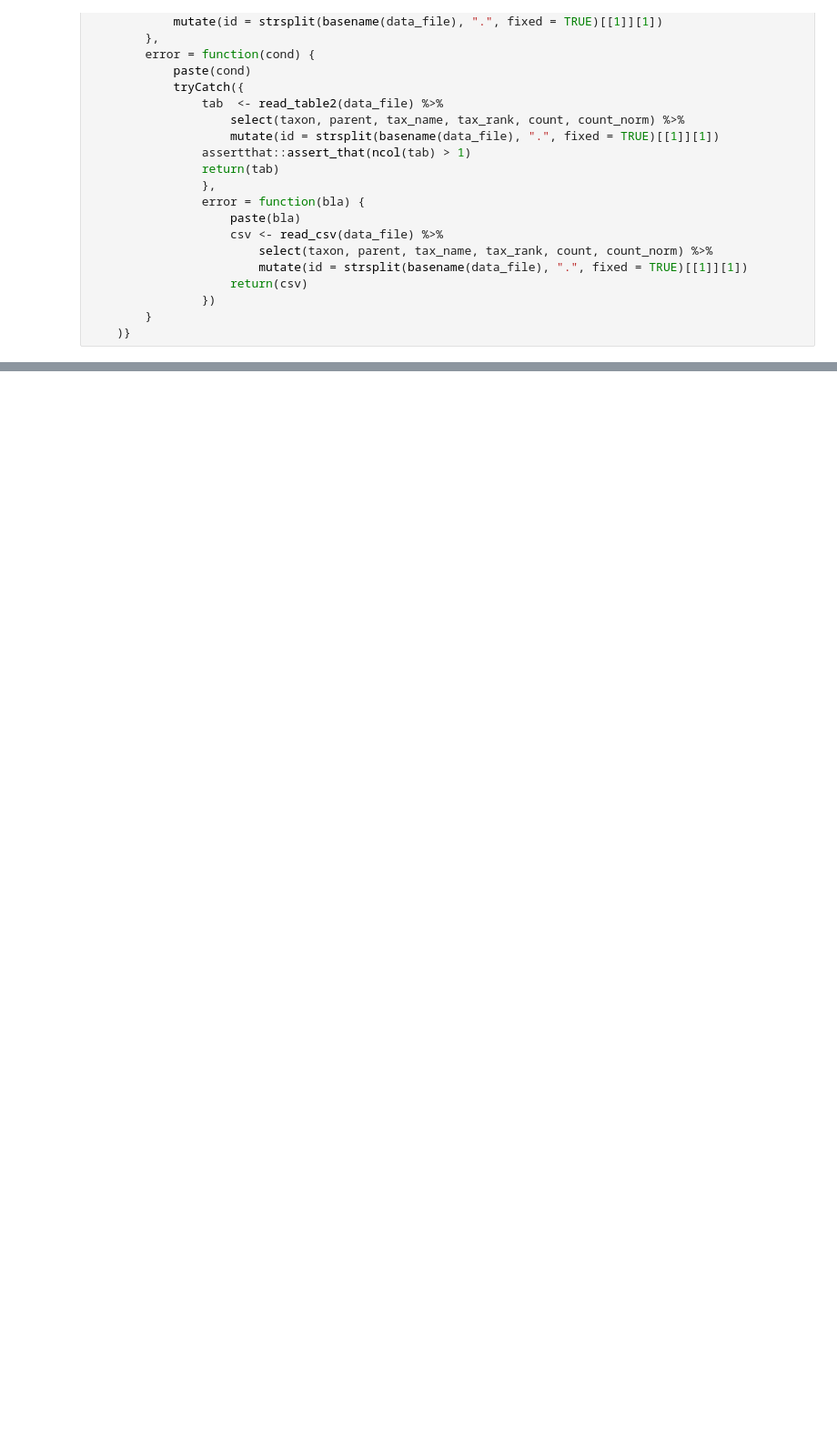
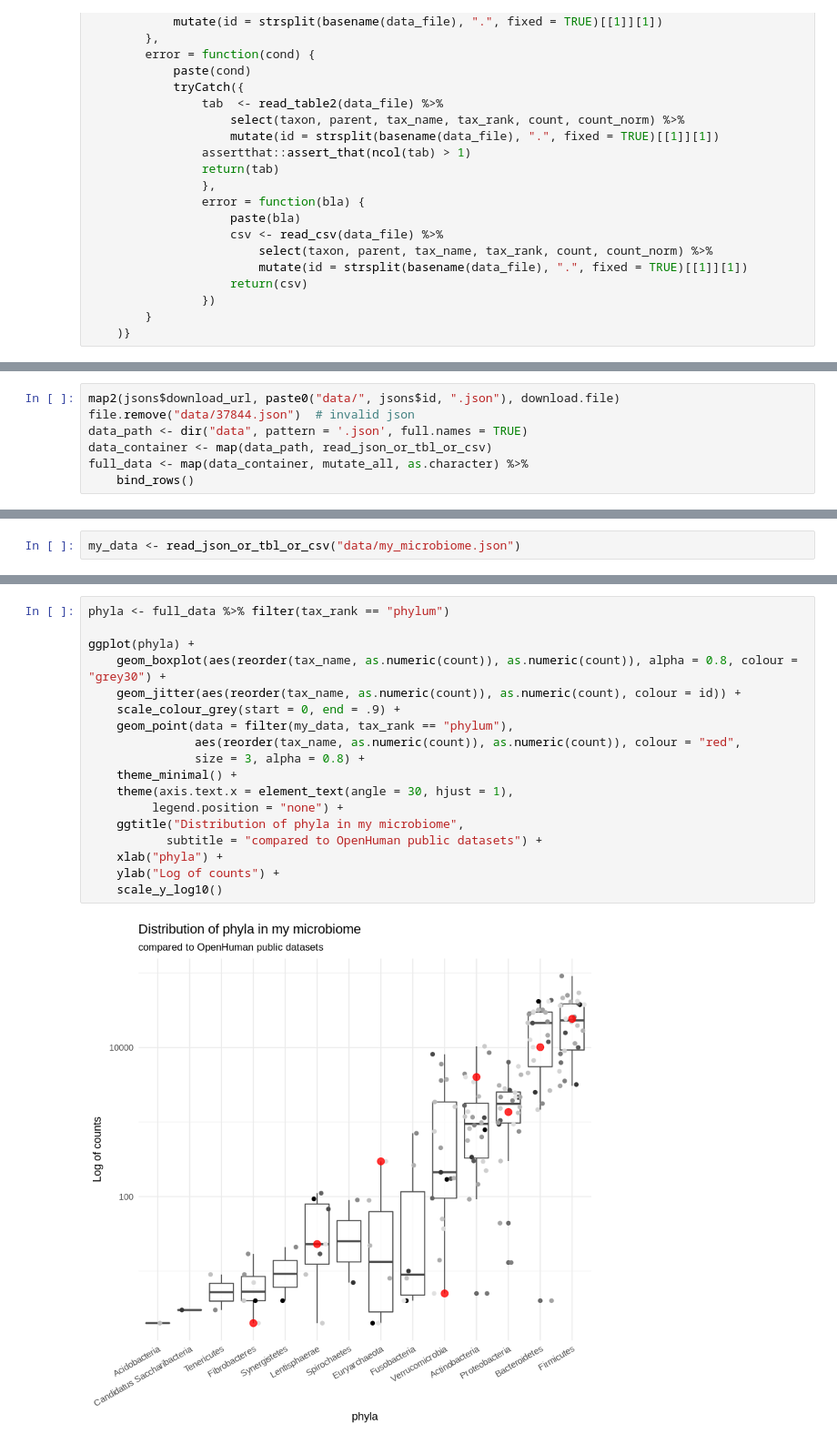
Before and after one commit to OpenHumans/ohjh-example-notebooks, a Jupyter notebook: ubiome.ipynb, the cells around one changed output, grey strips where cells are left out. Shown at 91% size. Saved outputs shown, nothing was run; the diff lists cells and outputs as text; blank space fills up the shorter version.

Commit message:
compare my private data to public datasets

```diff
--- a/ubiome.ipynb
+++ b/ubiome.ipynb
@@ -133,0 +67,7 @@ ggplot(phyla) +
+# %%
+map2(jsons$download_url, paste0("data/", jsons$id, ".json"), download.file)
+file.remove("data/37844.json")  # invalid json
+data_path <- dir("data", pattern = '.json', full.names = TRUE)
+data_container <- map(data_path, read_json_or_tbl_or_csv)
+full_data <- map(data_container, mutate_all, as.character) %>%
+    bind_rows()
@@ -133,0 +144,2 @@ ggplot(phyla) +
+# %%
+my_data <- read_json_or_tbl_or_csv("data/my_microbiome.json")
@@ -133,0 +163,20 @@ ggplot(phyla) +
+# %%
+phyla <- full_data %>% filter(tax_rank == "phylum")
+
+ggplot(phyla) +
+    geom_boxplot(aes(reorder(tax_name, as.numeric(count)), as.numeric(count)), alpha = 0.8, colour = "grey30") +
+    geom_jitter(aes(reorder(tax_name, as.numeric(count)), as.numeric(count), colour = id)) +
+    scale_colour_grey(start = 0, end = .9) +
+    geom_point(data = filter(my_data, tax_rank == "phylum"),
+               aes(reorder(tax_name, as.numeric(count)), as.numeric(count)), colour = "red",
+               size = 3, alpha = 0.8) +
+    theme_minimal() +
+    theme(axis.text.x = element_text(angle = 30, hjust = 1),
+         legend.position = "none") +
+    ggtitle("Distribution of phyla in my microbiome",
+           subtitle = "compared to OpenHuman public datasets") +
+    xlab("phyla") +
+    ylab("Log of counts") +
+    scale_y_log10()
+# %% [output]
+[figure, added]
```
Also changed, not shown: parts of 20 cells of this notebook.
